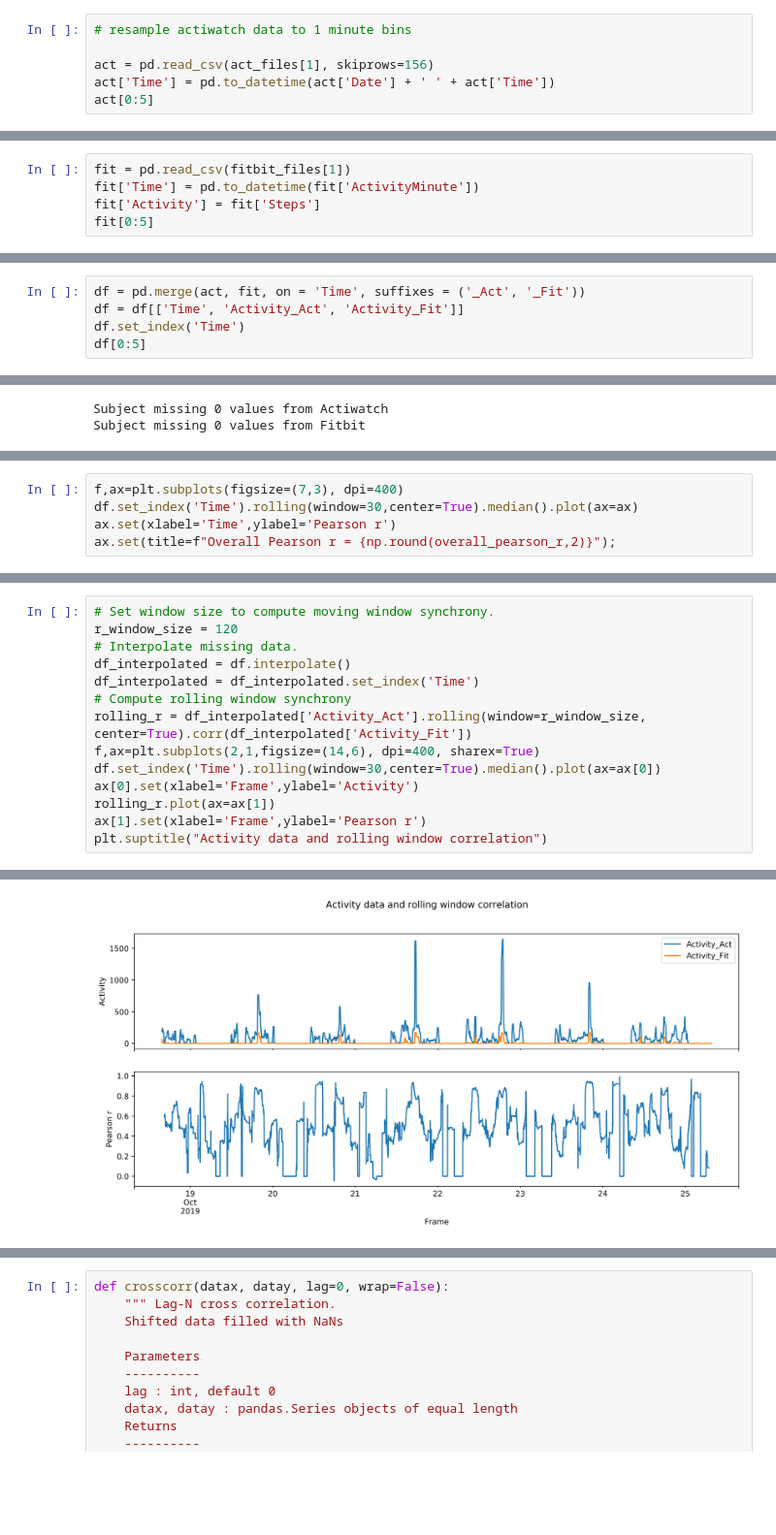
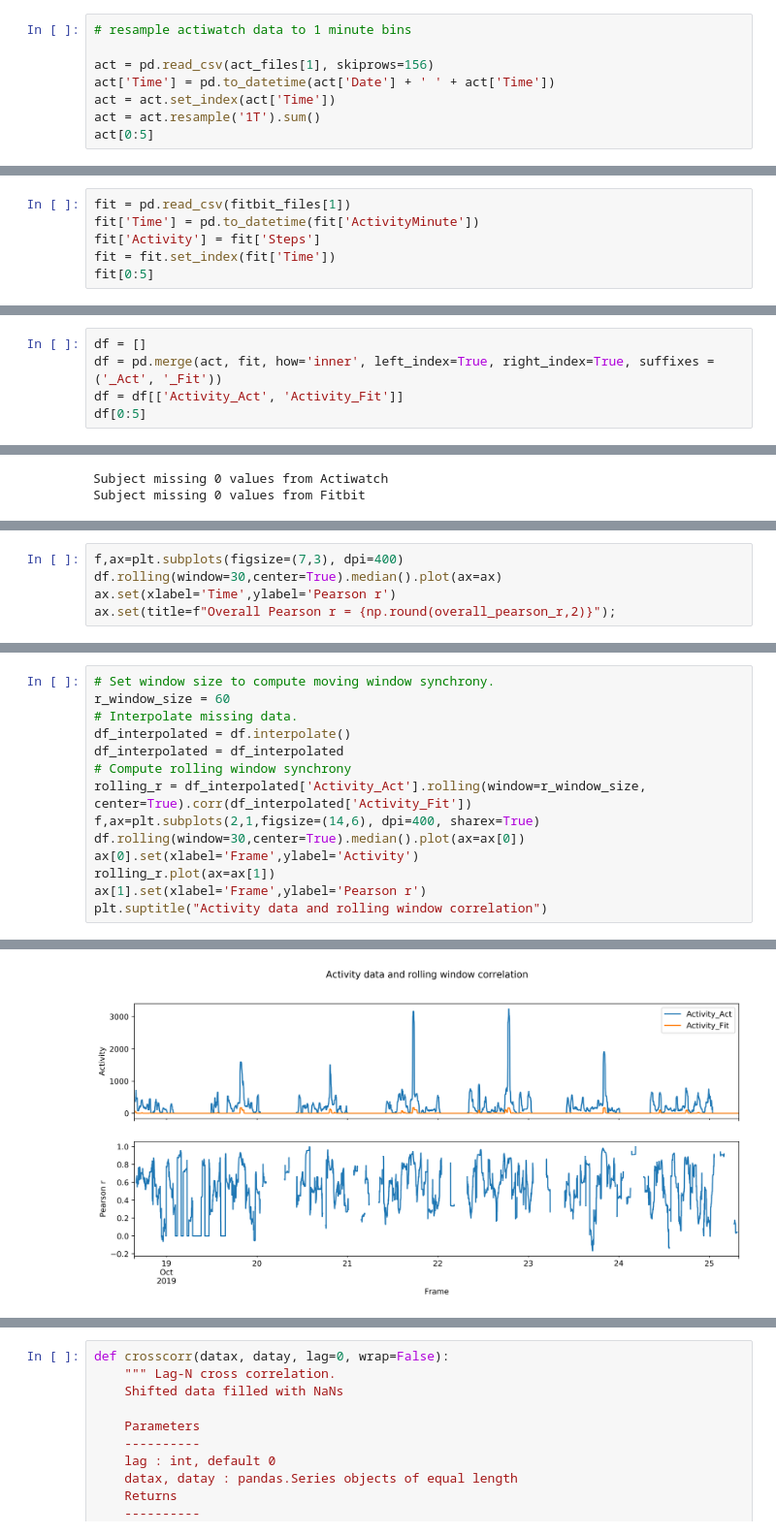
Before and after one commit to mcmahonmc/wearables, a Jupyter notebook: Fitbit Actiwatch Time Series Correlation.ipynb, the cells around one changed output, grey strips where cells are left out. Shown at 97% size. Cells and saved outputs as stored; diff of their text form; blank space fills up the shorter version.

```diff
--- a/Fitbit Actiwatch Time Series Correlation.ipynb
+++ b/Fitbit Actiwatch Time Series Correlation.ipynb
@@ -37,5 +37,7 @@ act_files[0:5]
 
 act = pd.read_csv(act_files[1], skiprows=156)
 act['Time'] = pd.to_datetime(act['Date'] + ' ' + act['Time'])
+act = act.set_index(act['Time'])
+act = act.resample('1T').sum()
 act[0:5]
 # %% [output]
@@ -68,6 +71,7 @@ fitbit_files[0:15]
 fit = pd.read_csv(fitbit_files[1])
 fit['Time'] = pd.to_datetime(fit['ActivityMinute'])
 fit['Activity'] = fit['Steps']
+fit = fit.set_index(fit['Time'])
 fit[0:5]
 # %% [output]
 |  | ActivityMinute | Steps | Time | Activity |
@@ -79,6 +84,6 @@ fit[0:5]
 # %%
-df = pd.merge(act, fit, on = 'Time', suffixes = ('_Act', '_Fit'))
-df = df[['Time', 'Activity_Act', 'Activity_Fit']]
-df.set_index('Time')
+df = []
+df = pd.merge(act, fit, how='inner', left_index=True, right_index=True, suffixes = ('_Act', '_Fit'))
+df = df[['Activity_Act', 'Activity_Fit']]
 df[0:5]
 # %% [output]
@@ -110,6 +116,6 @@ Scipy computed Pearson r: 0.7356129007678841 and p-value: 0.0
 # %%
 f,ax=plt.subplots(figsize=(7,3), dpi=400)
-df.set_index('Time').rolling(window=30,center=True).median().plot(ax=ax)
+df.rolling(window=30,center=True).median().plot(ax=ax)
 ax.set(xlabel='Time',ylabel='Pearson r')
 ax.set(title=f"Overall Pearson r = {np.round(overall_pearson_r,2)}");
 # %% [output]
@@ -117,17 +123,17 @@ ax.set(title=f"Overall Pearson r = {np.round(overall_pearson_r,2)}");
 # %%
 # Set window size to compute moving window synchrony.
-r_window_size = 120
+r_window_size = 60
 # Interpolate missing data.
 df_interpolated = df.interpolate()
-df_interpolated = df_interpolated.set_index('Time')
+df_interpolated = df_interpolated
 # Compute rolling window synchrony
 rolling_r = df_interpolated['Activity_Act'].rolling(window=r_window_size, center=True).corr(df_interpolated['Activity_Fit'])
 f,ax=plt.subplots(2,1,figsize=(14,6), dpi=400, sharex=True)
-df.set_index('Time').rolling(window=30,center=True).median().plot(ax=ax[0])
+df.rolling(window=30,center=True).median().plot(ax=ax[0])
 ax[0].set(xlabel='Frame',ylabel='Activity')
 rolling_r.plot(ax=ax[1])
 ax[1].set(xlabel='Frame',ylabel='Pearson r')
 plt.suptitle("Activity data and rolling window correlation")
 # %% [output]
 Text(0.5, 0.98, 'Activity data and rolling window correlation')
-[figure, old version]
+[figure, new version]
```
Also changed, not shown: parts of 57 cells of this notebook, 4 other files.
